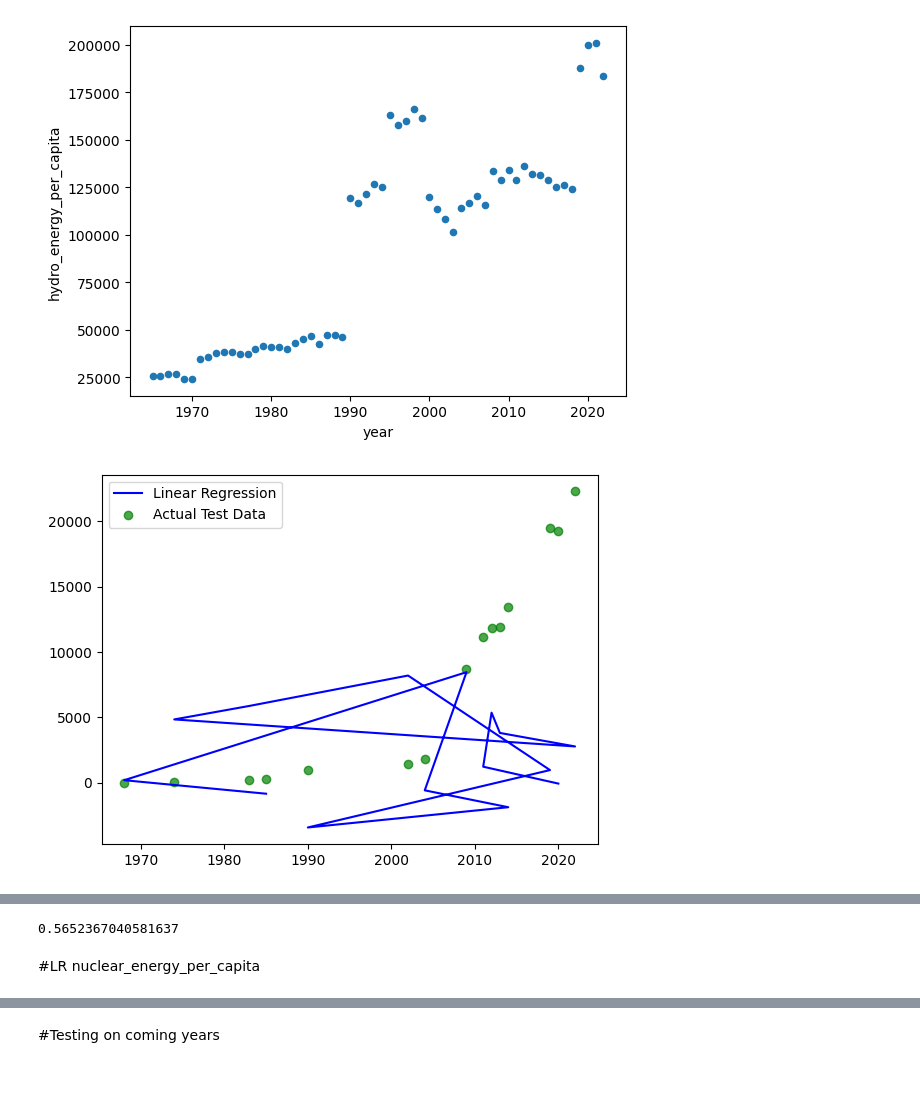
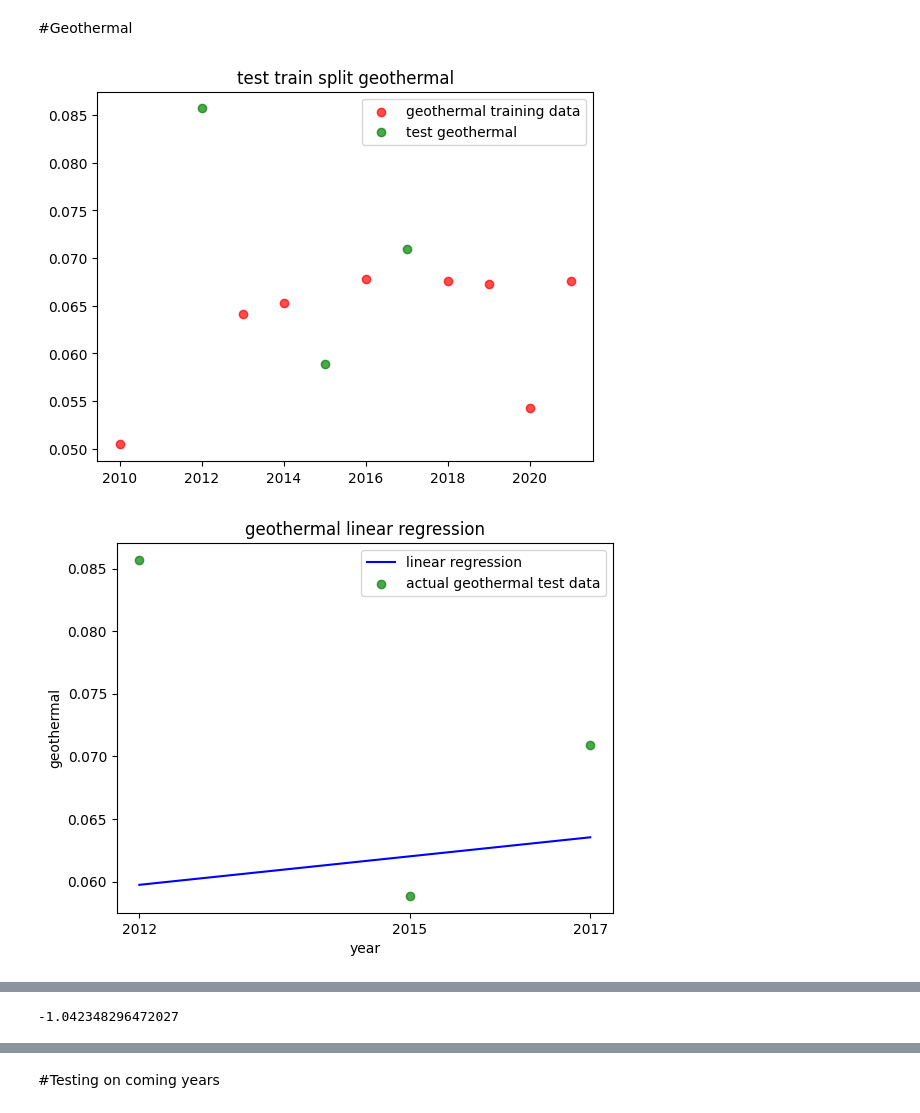
Before and after one commit to ndhend/Winc_assignments, a Jupyter notebook: Final_Ass_Q3.ipynb, the cells around one changed output, grey strips where cells are left out. Saved outputs shown, nothing was run; the diff lists cells and outputs as text; code cells hidden in the pictures; blank space fills up the shorter version.

```diff
--- a/Final_Ass_Q3.ipynb
+++ b/Final_Ass_Q3.ipynb
@@ -117,27 +106,50 @@ Name: year, Length: 1723, dtype: int64
+# %% [markdown]
+#Geothermal
 # %%
-renewables.plot(kind='scatter', x='year', y='hydro_energy_per_capita')
+# renewables.plot(kind='scatter', x='year', y='geothermal')
+# plt.show()
+
+# Prepare data
+X_test_year = renewables['year']
+# X_test_year
+y_test_geothermal = renewables['geothermal']
+# y_test_geothermal
+
+# Test train split for supervised training
+X_train_year, X_test_year, y_train_geothermal, y_test_geothermal = train_test_split(
+    renewables.year, renewables.geothermal)
+
+# Test train split visualization
+plt.scatter(X_train_year,y_train_geothermal, label='geothermal training data',
+            color='r', alpha=0.7)
+plt.scatter(X_test_year, y_test_geothermal, label='test geothermal',
+            color='g', alpha=0.7)
+plt.legend()
+plt.title('test train split geothermal')
 plt.show()
 
-#Test train split for supervised training
-X_train, X_test_hydro, y_train, y_test = train_test_split(
-    renewables.year, renewables.biofuel_cons_per_capita)
-
 # Create linear model and train it
-LR=LinearRegression()
-LR_hydro = LR.fit(X_train.values.reshape(-1,1), y_train.values)
+lr=LinearRegression()
+lr_geothermal = lr.fit(X_train_year.values.reshape(-1,1), y_train_geothermal.values)
 
 # Use model to predict TEST Data
+geothermal_predictions = lr_geothermal.predict(X_test_year.values.reshape(-1, 1))
 
-biofuel_predictions = LR_hydro.predict(X_test_biofuel.values.reshape(-1, 1))
+# Plot prediction line against actual data
+plt.plot(X_test_year, geothermal_predictions, label='linear regression', color='b')
+plt.scatter(X_test_year, y_test_geothermal, label='actual geothermal test data', color='g', alpha=.7) # alpha = brightness of the dots.
+plt.legend()
 
-# Plot prediction liine against actual data
-plt.plot(X_test_hydro, biofuel_predictions, label='Linear Regression', color='b')
-plt.scatter(X_test_hydro, y_test, label='Actual Test Data', color='g', alpha=.7) # alpha = brightness of the dots.
-plt.legend()
+# Format x-axis tick labels as integers (years)
+plt.xticks(X_test_year.astype(int))
+
+plt.title('geothermal linear regression')
+plt.xlabel('year')
+plt.ylabel('geothermal')
 plt.show()
 
 # # Score the model
-LR.score(X_test_hydro.values.reshape(-1,1), y_test.values) # Output: 0.2138969076043844
+lr.score(X_test_year.values.reshape(-1,1), y_test_geothermal.values) # Output: 0.2138969076043844
 # %% [output]
-[figure, old version]
+[figure, new version]
-[figure, old version]
+[figure, new version]
@@ -145,3 +156 @@ LR.score(X_test_hydro.values.reshape(-1,1), y_test.values) # Output: 0.213896907
-0.5652367040581637
+-1.042348296472027
-# %% [markdown]
-#LR nuclear_energy_per_capita
```
Also changed, not shown: parts of 32 cells of this notebook.
